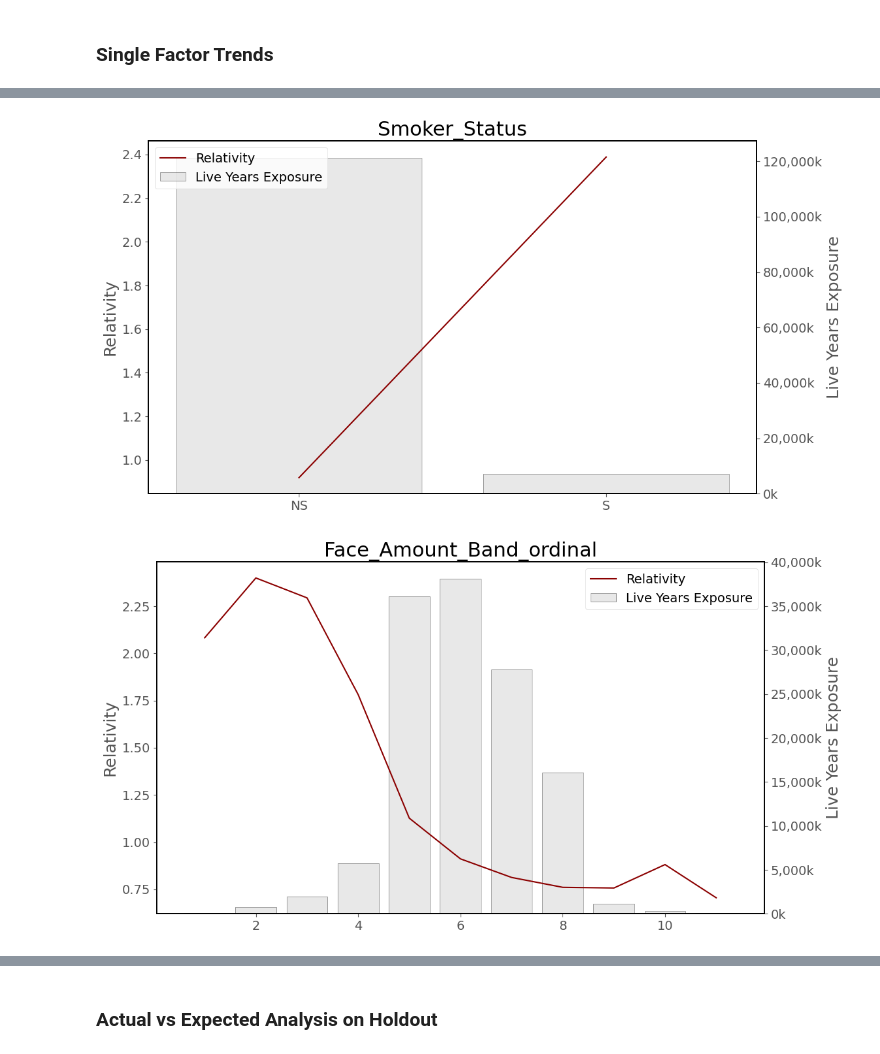
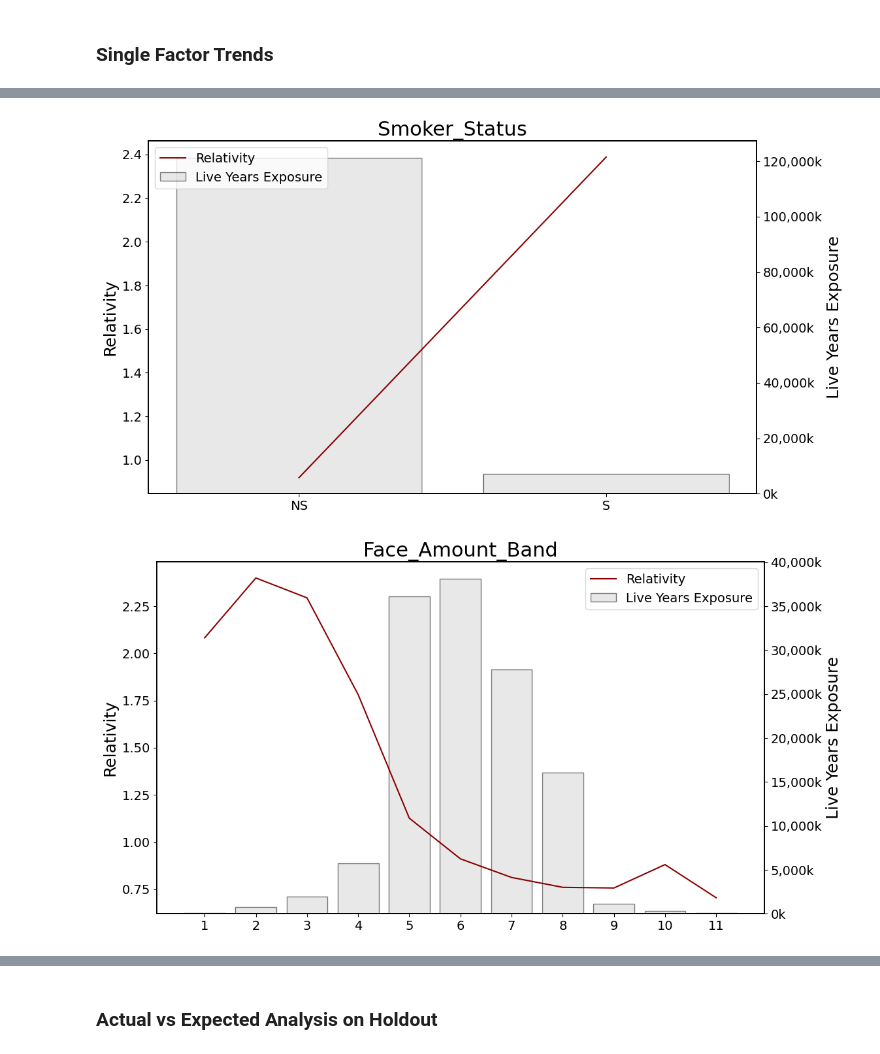
Before and after one commit to ckjackytam/ifoa-ds-health-care-wp, a Jupyter notebook: Python/big-pitch/02 - Single Factor Model.ipynb, the cells around one changed output, grey strips where cells are left out. Cells and saved outputs as stored; diff of their text form; code cells hidden in the pictures.

```diff
--- a/Python/big-pitch/02 - Single Factor Model.ipynb
+++ b/Python/big-pitch/02 - Single Factor Model.ipynb
@@ -838,7 +838,7 @@ single_fact_df
 # %%
 fig, ax = plt.subplots(1, figsize=(10, 6))
 plt.rcParams["axes.edgecolor"] = "black"
-plt.rcParams["axes.linewidth"]  = 1.25
+plt.rcParams["axes.linewidth"] = 1.25
 
 # Plot data
 sns.barplot(
@@ -851,10 +851,8 @@ sns.barplot(
 )
 
 ax.xaxis.set_major_formatter(plt.FuncFormatter(lambda x, p: f"{x:.0%}"))
-ax.tick_params(axis="both", which="major", labelsize=tick_fontsize)
-ax.set_title(
-    f"Factor Strength", fontsize=title_fontsize
-)
+ax.tick_params(axis="both", which="major", labelsize=tick_fontsize, labelcolor="black")
+ax.set_title(f"Factor Strength", fontsize=title_fontsize)
 ax.set_xlabel("")
 ax.set_ylabel("")
 ax.grid(False)
@@ -870,6 +868,7 @@ ax.set_facecolor("white")
 # Define the age variable
 age_var = "Attained_Age"
 rightylabel = "Live Years Exposure"
+var_xtick_adj_list = ["Face_Amount_Band_ordinal", "Duration"]
 
 ###################################################################
 ###################################################################
@@ -890,7 +889,7 @@ for v in single_fact_df["feature"]:
     ax.tick_params(axis="both", which="major", labelsize=tick_fontsize)
     ax.set_xlabel("")
     ax.set_ylabel(leftylabel, fontsize=label_fontsize)
-    ax.set_title(v, fontsize=title_fontsize)
+    ax.set_title(v.replace("_ordinal", ""), fontsize=title_fontsize)
 
     if v == age_var:
         ax.set_yscale("log")
@@ -935,6 +934,13 @@ for v in single_fact_df["feature"]:
     # Set secondary y-axis label
     ax2.set_ylabel(rightylabel, fontsize=label_fontsize)
 
+    if v in var_xtick_adj_list:
+        xticks = rel_table.index.values
+        if len(xticks) > 15:
+            step = len(xticks) // 10
+            xticks = xticks[::step]
+        ax.set_xticks(xticks)
+
     # Define order of layering
     ax.set_zorder(2)
     ax.patch.set_alpha(0)
@@ -944,2 +950,2 @@ for v in single_fact_df["feature"]:
-[figure, old version]
+[figure, new version]
-[figure, old version]
+[figure, new version]
```
Also changed, not shown: parts of 3 cells of this notebook, 6 other files.
